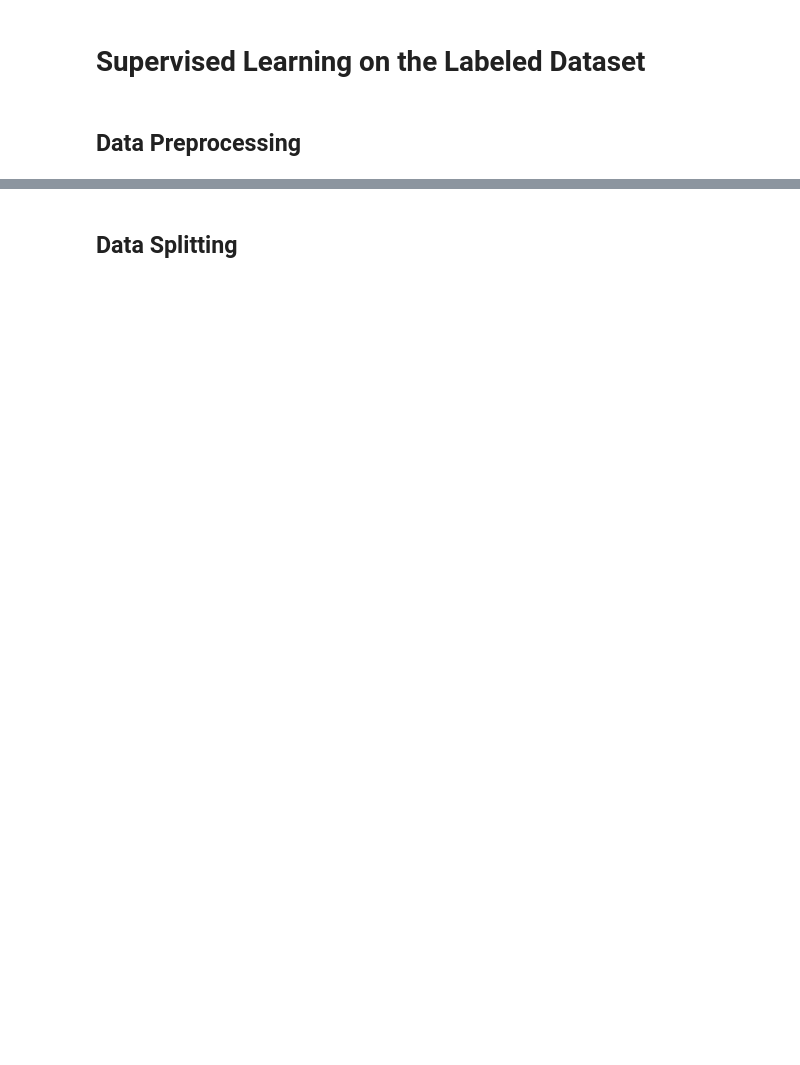
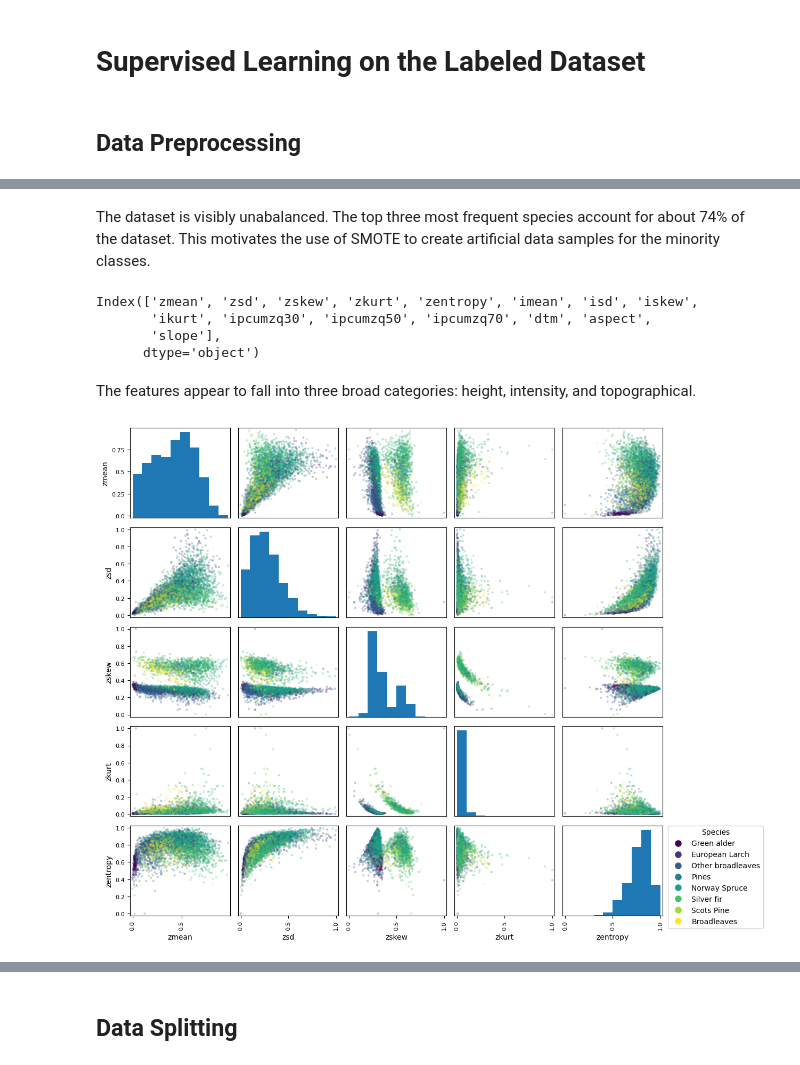
Before and after one commit to Justin-Pascua/SSL-on-LiDAR-Tree-Data, a Jupyter notebook: demo/LiDAR_Tree_Data_Classification.ipynb, the cells around one changed output, grey strips where cells are left out. Saved outputs shown, nothing was run; the diff lists cells and outputs as text; code cells hidden in the pictures; blank space fills up the shorter version.

```diff
--- a/demo/LiDAR_Tree_Data_Classification.ipynb
+++ b/demo/LiDAR_Tree_Data_Classification.ipynb
@@ -52,0 +79,43 @@ full_labeled_df.head()
+# %% [markdown]
+The dataset is visibly unabalanced. The top three most frequent species account for about 74% of the dataset. This motivates the use of SMOTE to create artificial data samples for the minority classes.
+# %%
+features = full_labeled_df.columns[:-2]
+features
+# %% [output]
+Index(['zmean', 'zsd', 'zskew', 'zkurt', 'zentropy', 'imean', 'isd', 'iskew',
+       'ikurt', 'ipcumzq30', 'ipcumzq50', 'ipcumzq70', 'dtm', 'aspect',
+       'slope'],
+      dtype='object')
+# %% [markdown]
+The features appear to fall into three broad categories: height, intensity, and topographical.
+# %%
+height_features = features[0:5]
+intensity_features = features[5:12]
+topographical_features = features[12:]
+# %%
+species_codes, species_labels = pd.factorize(full_labeled_df['Species'])
+
+pd.plotting.scatter_matrix(
+    full_labeled_df[height_features],
+    c = species_codes,
+    cmap = 'viridis',
+    alpha = 0.3,
+    figsize=(15, 10),
+)
+
+plt.legend(
+    handles=[
+        plt.Line2D([0], [0], marker='o', color='w', label=label,
+                   markerfacecolor=plt.cm.viridis(i / (len(species_labels) - 1)), markersize=10)
+        for i, label in enumerate(species_labels)
+    ],
+    title = 'Species',
+    bbox_to_anchor = (1.05, 1),
+    loc='upper left',
+    borderaxespad=0.
+)
+
+plt.tight_layout(rect=[0, 0, 0.85, 1])
+plt.show()
+# %% [output]
+[figure, added]
```
Also changed, not shown: parts of 54 cells of this notebook.
